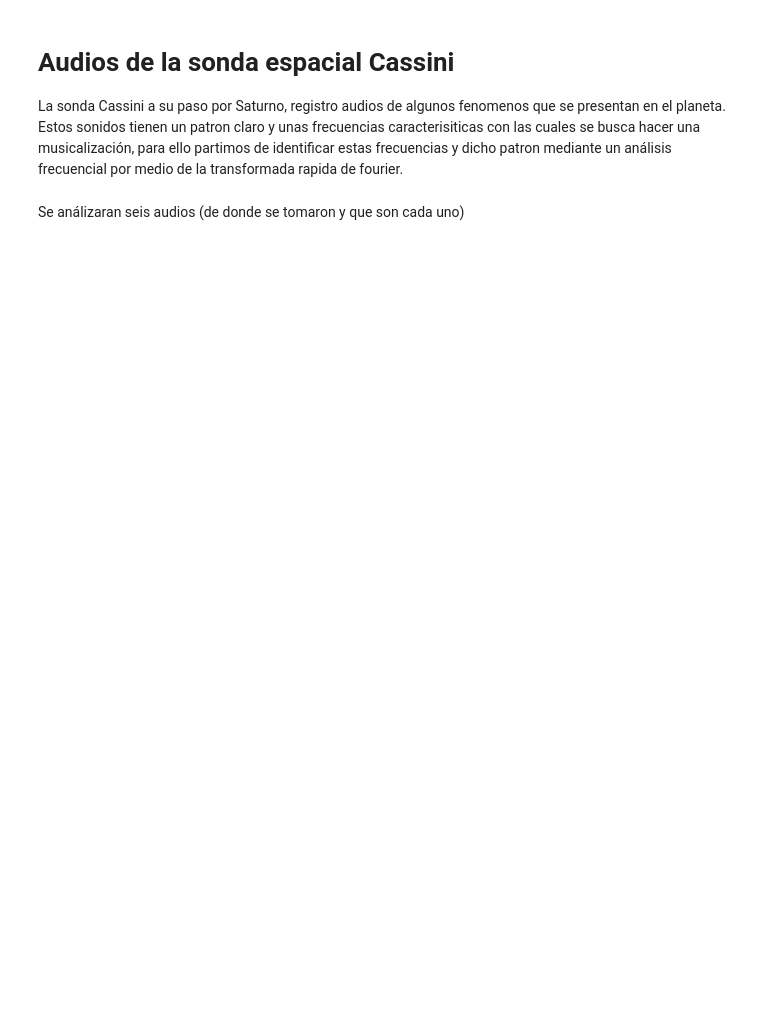
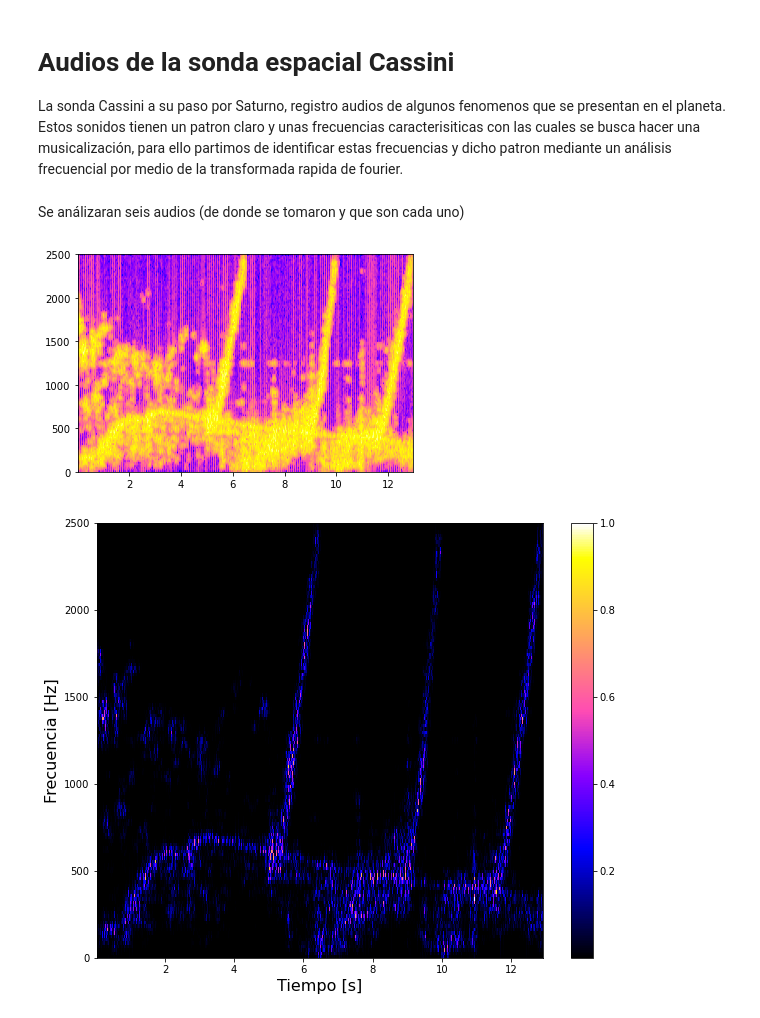
Before and after one commit to miguelta281/Cassini, a Jupyter notebook: Código/Cassini.ipynb, the cells around one changed output. Saved outputs shown, nothing was run; the diff lists cells and outputs as text; code cells hidden in the pictures; blank space fills up the shorter version.

```diff
--- a/Código/Cassini.ipynb
+++ b/Código/Cassini.ipynb
@@ -15,3 +15,7 @@ import cass
 # %%
 #cargar el audio
 sample_rate, samples =  wavfile.read('Audios/Bizarre Features of Saturn\'s Radio Emissions.wav')
+t,f,Sxx = cass.spectrograma2D(samples,sample_rate,1,"2D","gnuplot2")
+# %% [output]
+[figure, added]
+[figure, added]
```
Also changed, not shown: parts of 21 cells of this notebook, 1 other file.
